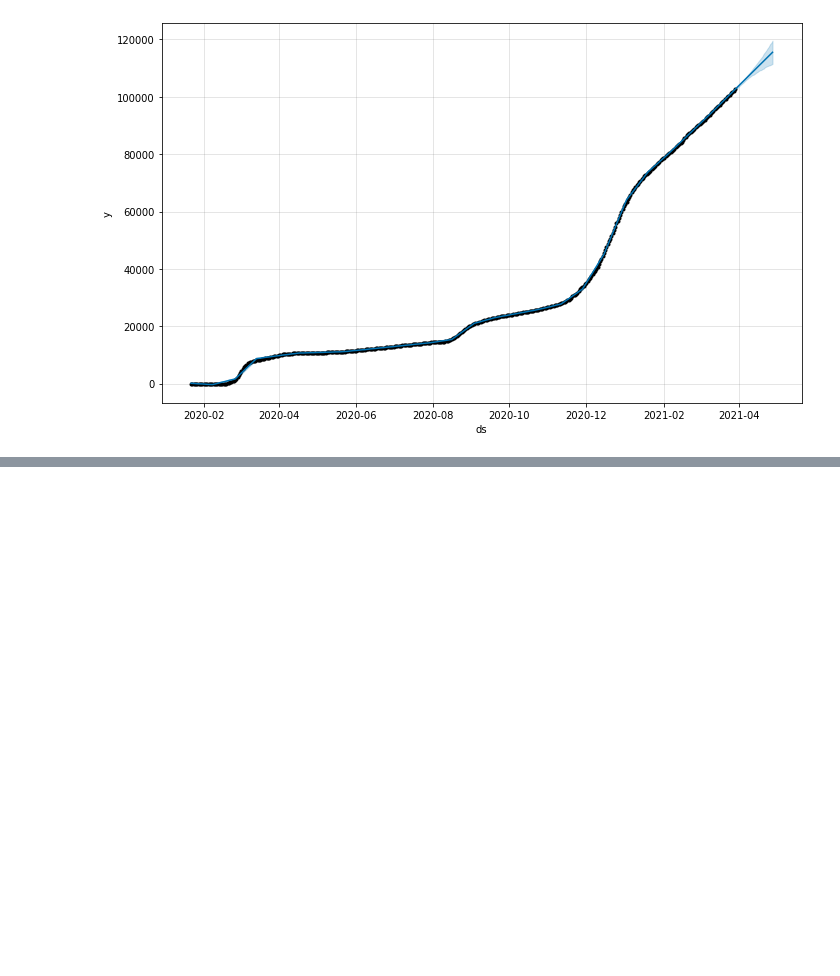
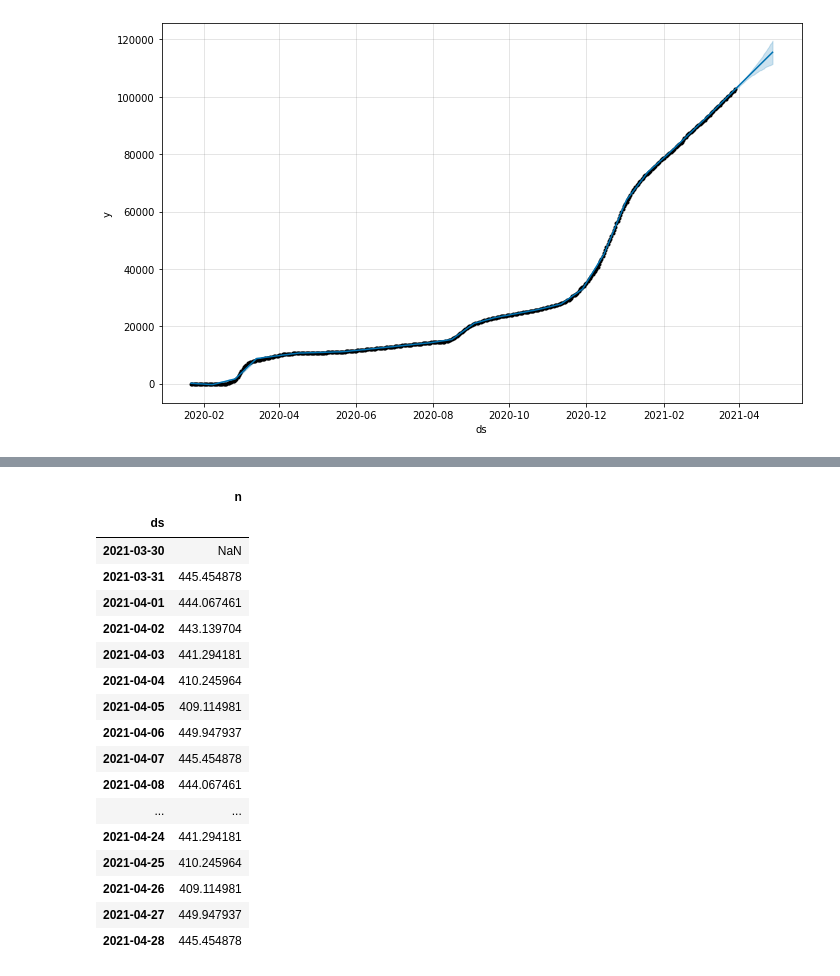
Before and after one commit to Vaycold/statistics_seminar, a Jupyter notebook: 국내_코로나_바이러스_확진자_수_예측.ipynb, the cells around one changed output, grey strips where cells are left out. Drawn from its saved outputs; the diff is of its cells as text; code cells hidden in the pictures; blank space fills up the shorter version.

```diff
--- a/국내_코로나_바이러스_확진자_수_예측.ipynb
+++ b/국내_코로나_바이러스_확진자_수_예측.ipynb
@@ -427,0 +441,22 @@ Name: yhat, dtype: float64
+# %%
+diff = future_df.diff()
+diff
+# %% [output]
+|  | n |
+| ds |  |
+| 2021-03-30 | NaN |
+| 2021-03-31 | 445.454878 |
+| 2021-04-01 | 444.067461 |
+| 2021-04-02 | 443.139704 |
+| 2021-04-03 | 441.294181 |
+| 2021-04-04 | 410.245964 |
+| 2021-04-05 | 409.114981 |
+| 2021-04-06 | 449.947937 |
+| 2021-04-07 | 445.454878 |
+| 2021-04-08 | 444.067461 |
+| ... | ... |
+| 2021-04-24 | 441.294181 |
+| 2021-04-25 | 410.245964 |
+| 2021-04-26 | 409.114981 |
+| 2021-04-27 | 449.947937 |
+| 2021-04-28 | 445.454878 |
```
Also changed, not shown: parts of 12 cells of this notebook.
